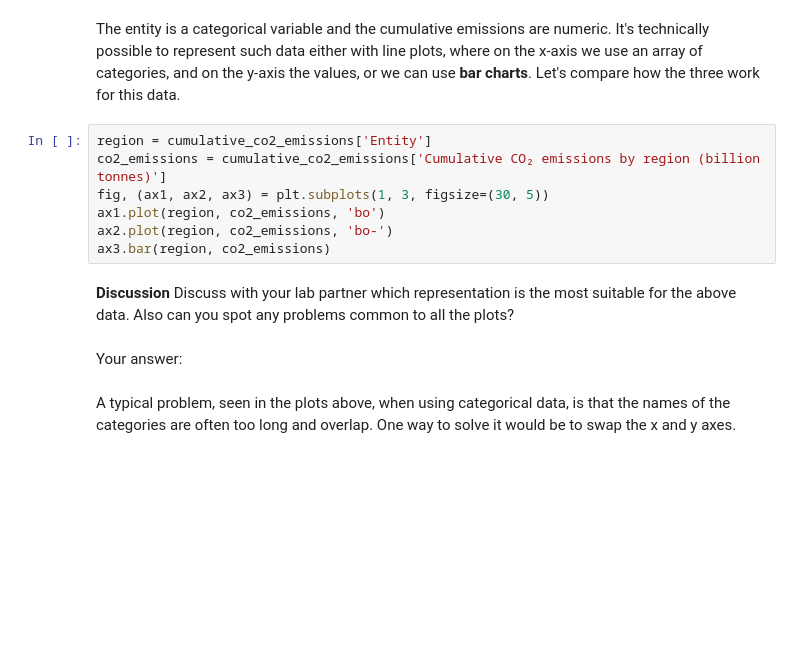
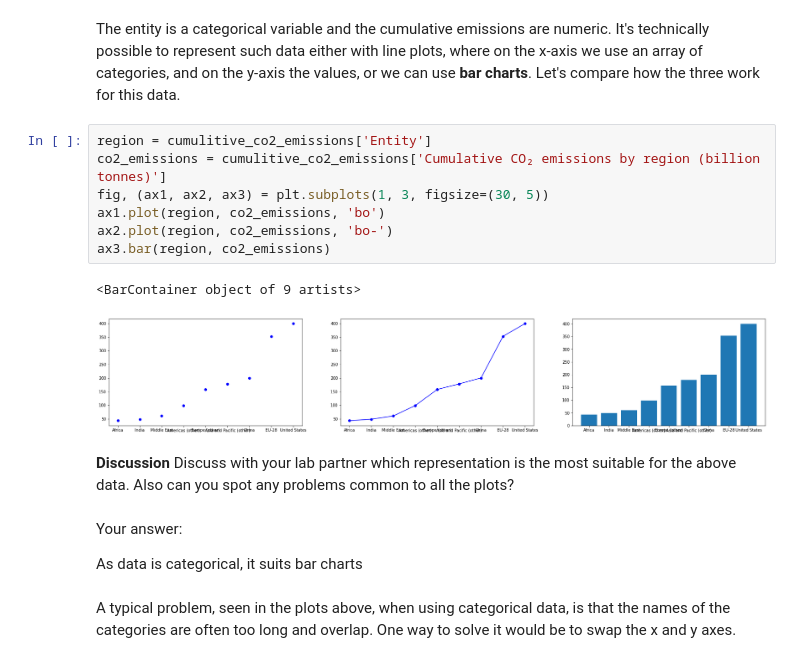
Before and after one commit to social-anthrax/FDS-S1-03-data-representation-01, a Jupyter notebook: FDS-S1-03-data-representation-01.ipynb, the cells around one changed output. Cells and saved outputs as stored; diff of their text form; blank space fills up the shorter version.

```diff
--- a/FDS-S1-03-data-representation-01.ipynb
+++ b/FDS-S1-03-data-representation-01.ipynb
@@ -288,16 +404,21 @@ c) Use `.head(length)` to show all data entries.
 # %% [markdown]
 The entity is a categorical variable and the cumulative emissions are numeric. It's technically possible to represent such data either with line plots, where on the x-axis we use an array of categories, and on the y-axis the values, or we can use **bar charts**. Let's compare how the three work for this data.
 # %%
-region = cumulative_co2_emissions['Entity']
-co2_emissions = cumulative_co2_emissions['Cumulative CO₂ emissions by region (billion tonnes)']
+region = cumulitive_co2_emissions['Entity']
+co2_emissions = cumulitive_co2_emissions['Cumulative CO₂ emissions by region (billion tonnes)']
 fig, (ax1, ax2, ax3) = plt.subplots(1, 3, figsize=(30, 5))
 ax1.plot(region, co2_emissions, 'bo')
 ax2.plot(region, co2_emissions, 'bo-')
 ax3.bar(region, co2_emissions)
+# %% [output]
+<BarContainer object of 9 artists>
+[figure, added]
 # %% [markdown]
 **Discussion** Discuss with your lab partner which representation is the most suitable for the above data. Also can you spot any problems common to all the plots?
-# %% [markdown]
-Your answer:
+# %% [markdown]
+Your answer:
+
+As data is categorical, it suits bar charts
 # %% [markdown]
 A typical problem, seen in the plots above, when using categorical data, is that the names of the categories are often too long and overlap. One way to solve it would be to swap the x and y axes.
 # %%
```
Also changed, not shown: parts of 29 cells of this notebook.
